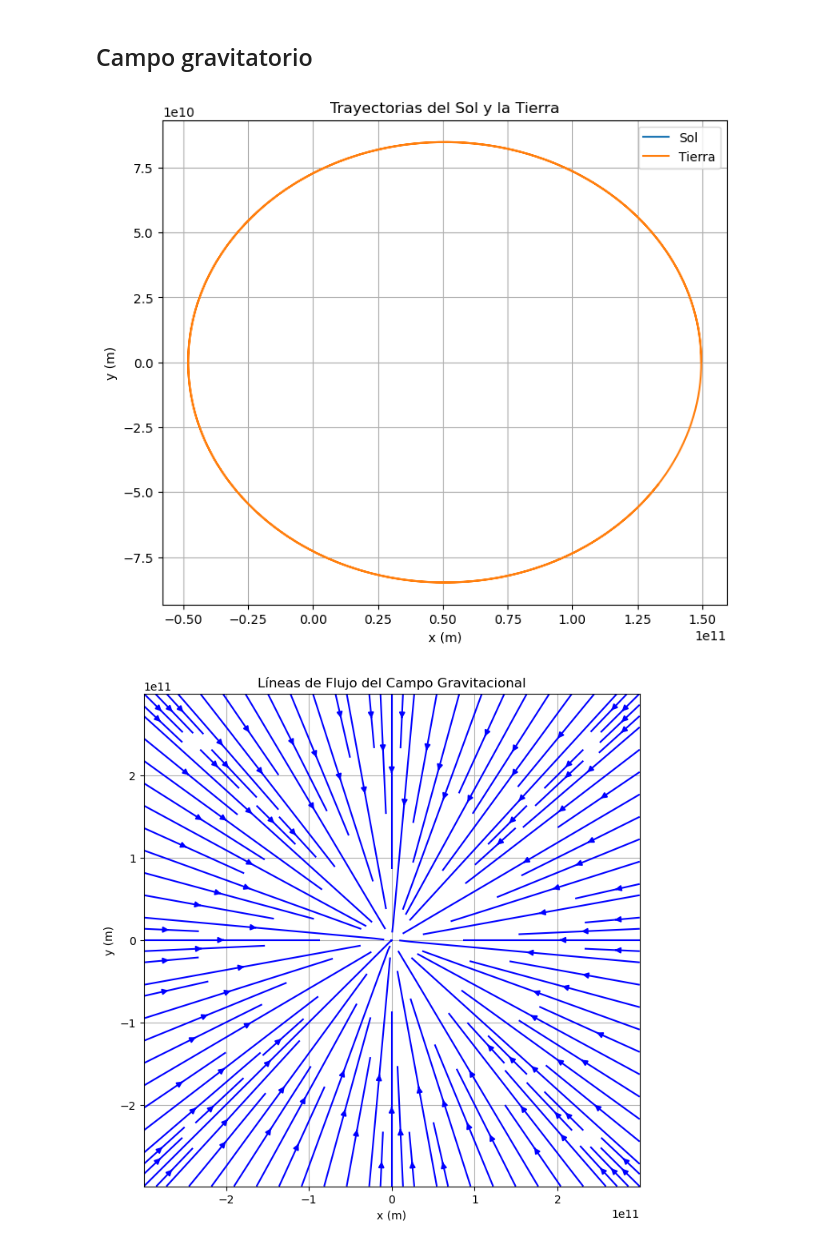
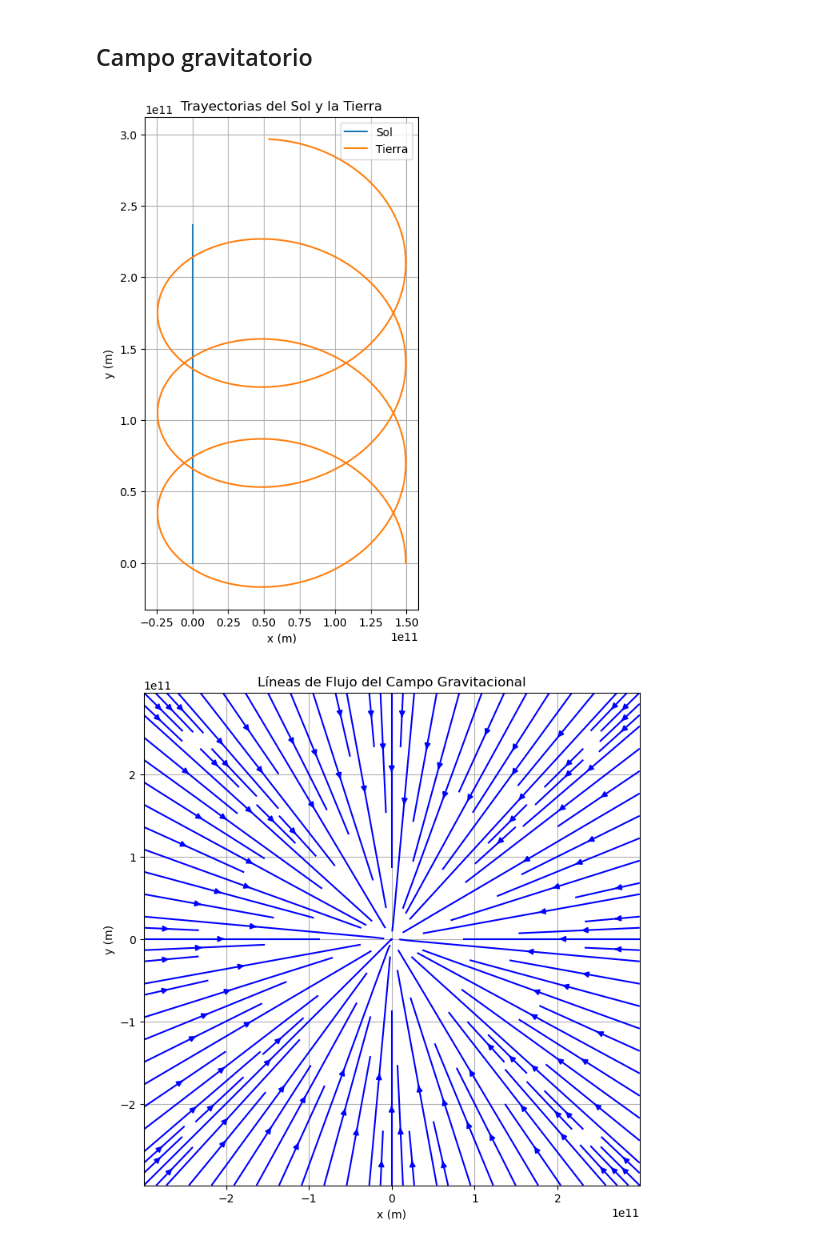
Before and after one commit to fmgarciadiaz/PythonTests, a Jupyter notebook: Colab_Flujos.ipynb, the cells around one changed output. Drawn from its saved outputs; the diff is of its cells as text; code cells hidden in the pictures.

```diff
--- a/Colab_Flujos.ipynb
+++ b/Colab_Flujos.ipynb
@@ -131,13 +131,13 @@ def sistema_gravitacional(y, t, G, M, m):
 
 # Condiciones iniciales
 x1_0, y1_0 = 0, 0  # Sol en el origen
-vx1_0, vy1_0 = 0, 0  # Sol sin velocidad inicial
+vx1_0, vy1_0 = 0, 5000  # Sol sin velocidad inicial
 x2_0, y2_0 = R, 0  # Tierra a distancia R en el eje x
 vx2_0, vy2_0 = 0, 20780  # Velocidad orbital de la Tierra (m/s)
 y0 = [x1_0, y1_0, vx1_0, vy1_0, x2_0, y2_0, vx2_0, vy2_0]
 
 # Tiempo de simulación
-t = np.linspace(0, 365*24*3600, 1000)  # 1 año en segundos
+t = np.linspace(0, 1.5*365*24*3600, 1000)  # 1.5 años en segundos
 
 # Resolver las ecuaciones diferenciales
 sol = odeint(sistema_gravitacional, y0, t, args=(G, M, m))
@@ -166,41 +166,48 @@ X, Y = np.meshgrid(x_values, y_values)
 r = np.sqrt(X**2 + Y**2)
 Fx = -G * M * X / r**3
 Fy = -G * M * Y / r**3
 
 plt.figure(figsize=(8, 8))
 plt.streamplot(X, Y, Fx, Fy, density=1.5, color='blue')
 plt.xlabel('x (m)')
 plt.ylabel('y (m)')
 plt.title('Líneas de Flujo del Campo Gravitacional')
 plt.grid(True)
 plt.show()
 
 # Animación del sistema Sol-Tierra con el Sol fijo en el centro con estela
 fig, ax = plt.subplots(figsize=(8, 8))
-ax.set_xlim([-R*1.5, R*1.5])
-ax.set_ylim([-R*1.5, R*1.5])
+x_margin = 0.1 * (max(x1.max(), x2.max()) - min(x1.min(), x2.min()))
+y_margin = 0.1 * (max(y1.max(), y2.max()) - min(y1.min(), y2.min()))
+
+ax.set_xlim([min(x1.min(), x2.min()) - x_margin, max(x1.max(), x2.max()) + x_margin])
+ax.set_ylim([min(y1.min(), y2.min()) - y_margin, max(y1.max(), y2.max()) + y_margin])
 ax.set_aspect('equal')
-ax.set_title('Animación del Sistema Sol-Tierra con Estela')
+ax.set_title('Animación del Sistema Sol-Planeta')
+ax.margins(0.1)
 
 # Dibujar el Sol fijo en el centro
-sol_circle = plt.Circle((0, 0), R*0.1, color='yellow', label='Sol')
+sol_circle = plt.Circle((x1[0], y1[0]), R*0.1, color='yellow', label='Sol')
 ax.add_artist(sol_circle)
 
 # Círculo para la Tierra
 earth_circle = plt.Circle((x2[0], y2[0]), R*0.02, color='blue', label='Tierra')
 ax.add_artist(earth_circle)
 
-# Línea para la estela
-trail, = ax.plot([], [], 'b-', lw=1, alpha=0.5)
+# Línea para la estela planeta y estrella
+trail_planeta, = ax.plot([], [], 'b-', lw=1, alpha=0.5)
+trail_sol, = ax.plot([], [], 'y-', lw=1, alpha=0.5)
 
 def animate(i):
     earth_circle.center = (x2[i], y2[i])
-    trail.set_data(x2[:i+1], y2[:i+1])
-    return earth_circle, trail
+    sol_circle.center = (x1[i], y1[i])
+    trail_planeta.set_data(x2[:i+1], y2[:i+1])
+    trail_sol.set_data(x1[:i+1], y1[:i+1])
+    return earth_circle, trail_planeta, trail_sol
 
 ani = FuncAnimation(fig, animate, frames=len(t), blit=True, interval=20, repeat=True)
 HTML(ani.to_html5_video())
 # %% [output]
-[figure, old version]
+[figure, new version]
 [figure]
 [interactive output not drawn]
```
Also changed, not shown: parts of 1 cell of this notebook.
